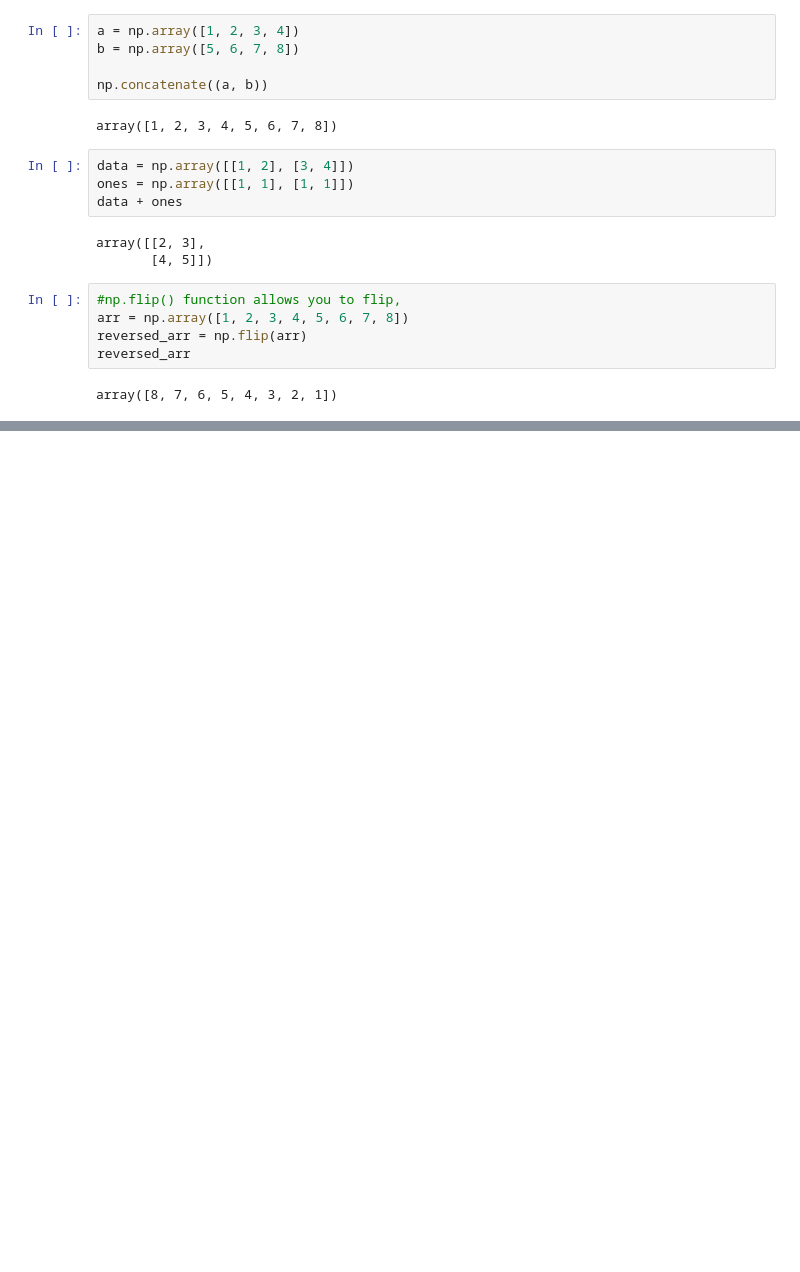
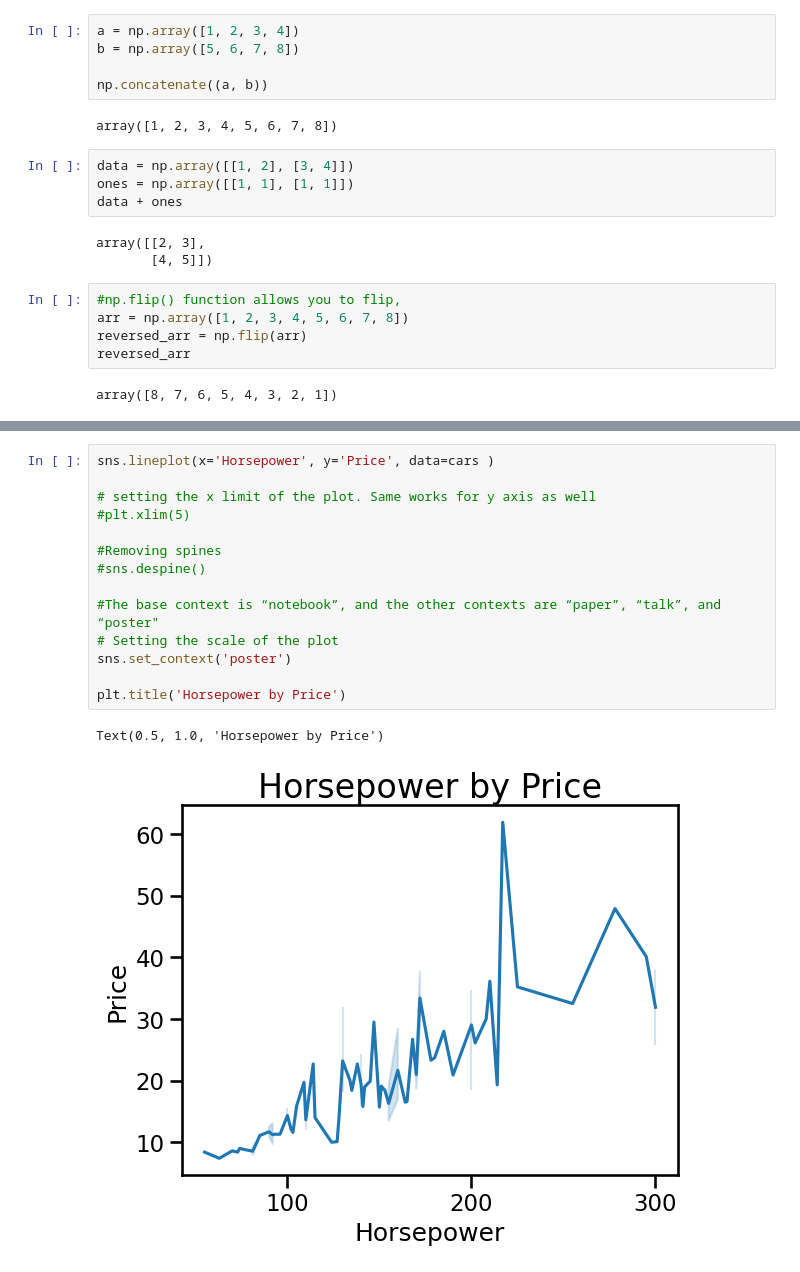
Before and after one commit to SachinGunjal001/Python-for-Machine-Learning, a Jupyter notebook: Visuals_Sns_Plt_plotly.ipynb, the cells around one changed output, grey strips where cells are left out. Cells and saved outputs as stored; diff of their text form; blank space fills up the shorter version.

```diff
--- a/Visuals_Sns_Plt_plotly.ipynb
+++ b/Visuals_Sns_Plt_plotly.ipynb
@@ -612,0 +625,17 @@ cars
+# %%
+sns.lineplot(x='Horsepower', y='Price', data=cars )
+
+# setting the x limit of the plot. Same works for y axis as well
+#plt.xlim(5)
+
+#Removing spines
+#sns.despine()
+
+#The base context is “notebook”, and the other contexts are “paper”, “talk”, and “poster"
+# Setting the scale of the plot
+sns.set_context('poster')
+
+plt.title('Horsepower by Price')
+# %% [output]
+Text(0.5, 1.0, 'Horsepower by Price')
+[figure, added]
```
Also changed, not shown: parts of 7 cells of this notebook, 1 other file.
